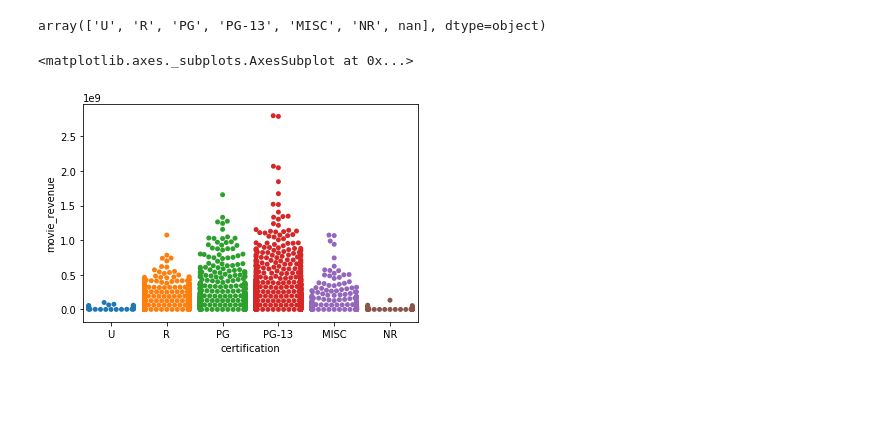
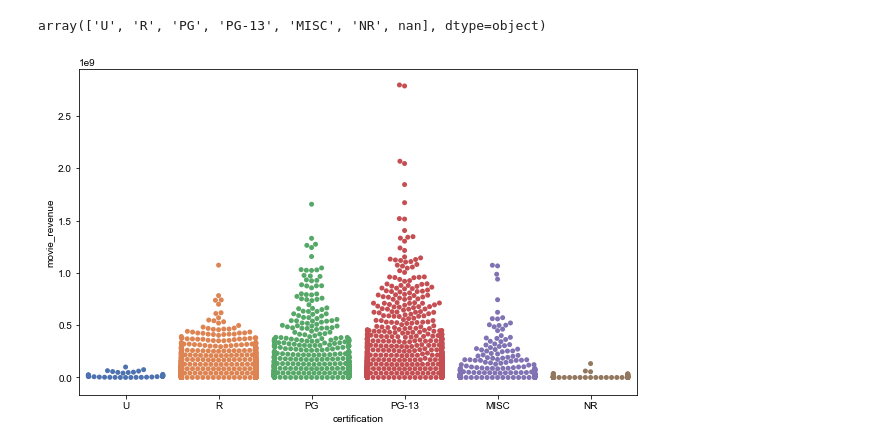
Before and after one commit to phillipojo24/dsc-mod-1-project-v2-1-onl01-dtsc-pt-041320, a Jupyter notebook: student.ipynb, the cells around one changed output. Saved outputs shown, nothing was run; the diff lists cells and outputs as text; code cells hidden in the pictures; blank space fills up the shorter version.

```diff
--- a/student.ipynb
+++ b/student.ipynb
@@ -198,11 +205,16 @@ tmdb_df['certification'].replace( Null_rankings, 'MISC' , inplace = True)
 tmdb_df['certification'].unique()
 # %% [output]
 array(['U', 'R', 'PG', 'PG-13', 'MISC', 'NR', nan], dtype=object)
-# %%
-sns.swarmplot(data = tmdb_df, x= 'certification', y ='movie_revenue')
-# %% [output]
-<matplotlib.axes._subplots.AxesSubplot at 0x...>
-[figure, removed]
+# %%
+fig_dims = (10,6)
+fig, ax = plt.subplots(figsize = fig_dims)
+
+sns.set_style('darkgrid')
+sns.set(font_scale =1.6)
+
+ax = sns.swarmplot(data = tmdb_df, x= 'certification', y ='movie_revenue')
+# %% [output]
+[figure, added]
 # %%
 #Average Revenue Data
 
```
Also changed, not shown: parts of 23 cells of this notebook, 2 other files.
